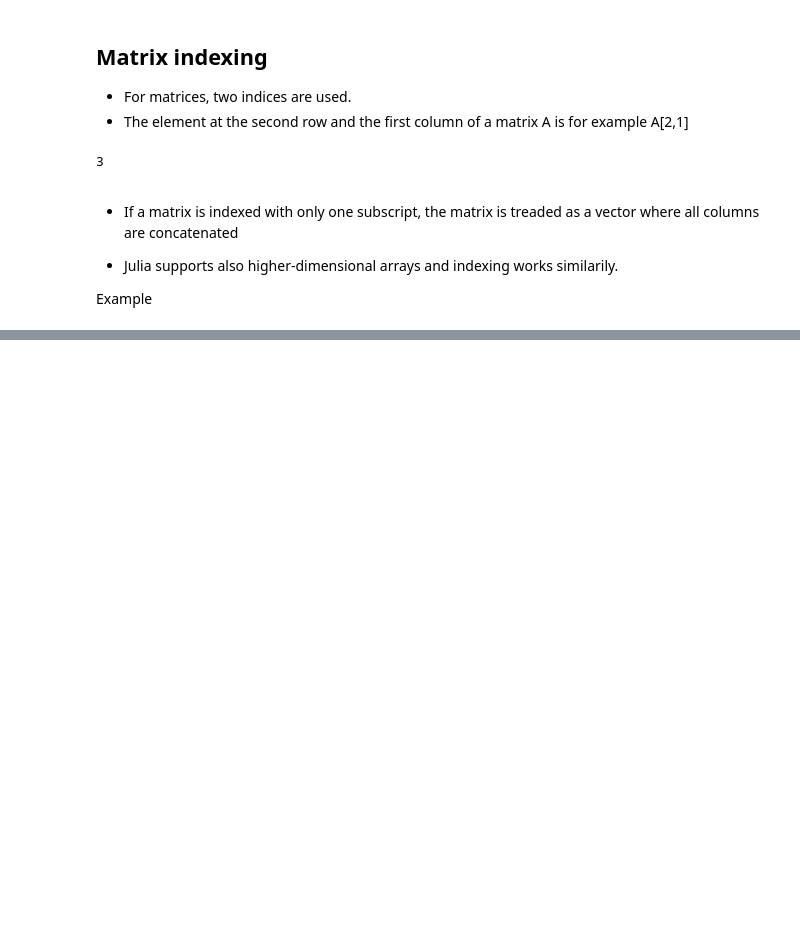
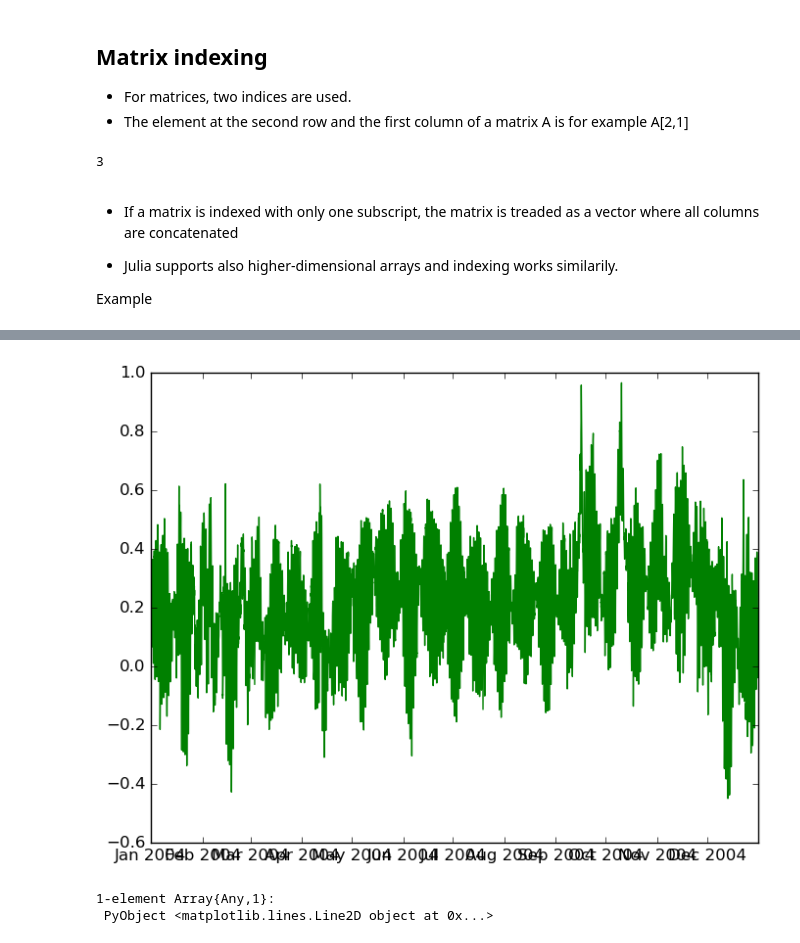
Before and after one commit to Alexander-Barth/JuliaTutorial, a Jupyter notebook: Julia Tutorial of Data Analysis in Oceanography.ipynb, the cells around one changed output, grey strips where cells are left out. Cells and saved outputs as stored; diff of their text form; code cells hidden in the pictures; blank space fills up the shorter version.

```diff
--- a/Julia Tutorial of Data Analysis in Oceanography.ipynb
+++ b/Julia Tutorial of Data Analysis in Oceanography.ipynb
@@ -216,0 +236,2 @@ Example
+# %%
+sl  = readdlm("data/8762075.sealevel.txt",comment_char='%')
@@ -216,0 +260,8 @@ Example
+# %%
+t = [DateTime(sl[i,1],sl[i,2],sl[i,3],sl[i,4],sl[i,5],0) for i = 1:size(sl,1)];
+# %%
+plot(t,sl[:,6],"g")
+# %% [output]
+[figure, added]
+1-element Array{Any,1}:
+ PyObject <matplotlib.lines.Line2D object at 0x...>
```
Also changed, not shown: parts of 33 cells of this notebook, 2 other files.
